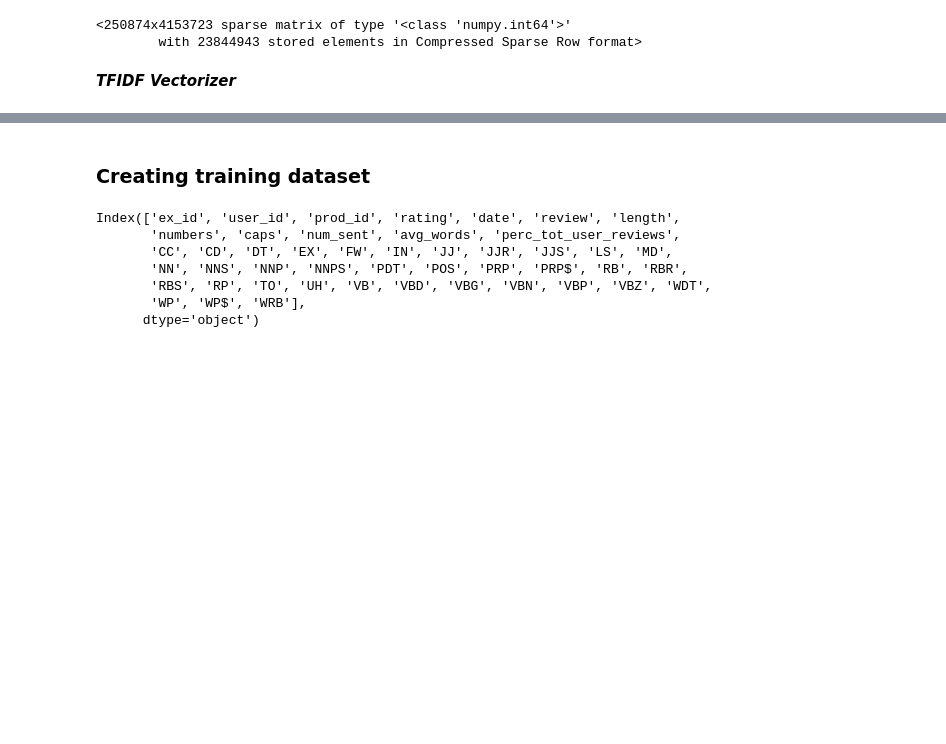
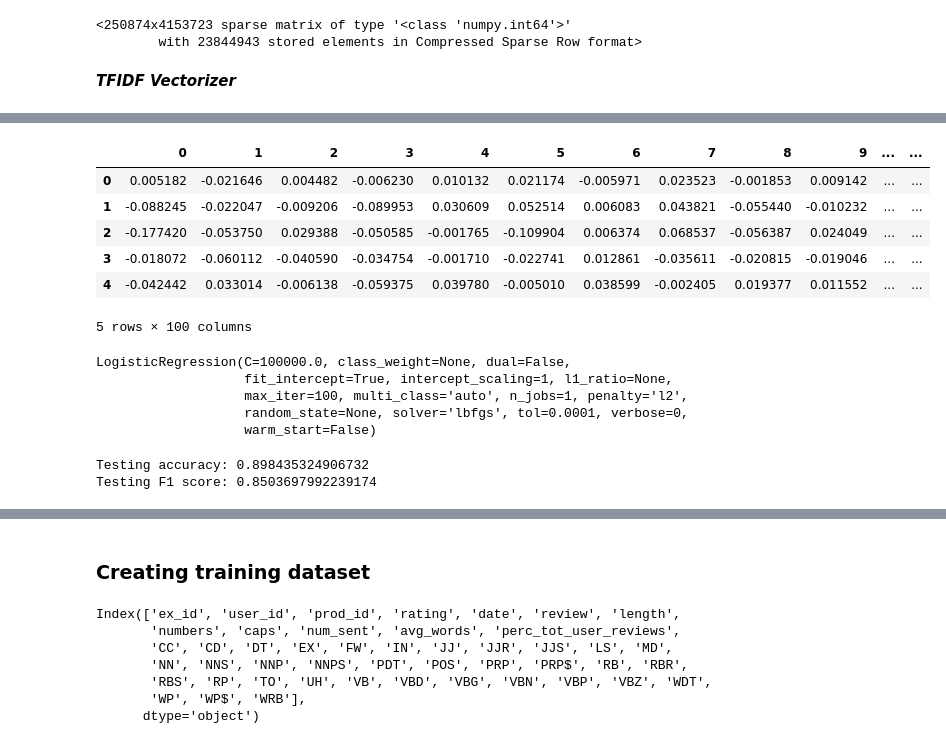
Before and after one commit to sophia-tsilerides/Machine-Learning-Project, a Jupyter notebook: Amanda/Feature_Extraction.ipynb, the cells around one changed output, grey strips where cells are left out. Saved outputs shown, nothing was run; the diff lists cells and outputs as text; code cells hidden in the pictures; blank space fills up the shorter version.

```diff
--- a/Amanda/Feature_Extraction.ipynb
+++ b/Amanda/Feature_Extraction.ipynb
@@ -208,0 +193,2 @@ TypeError: object of type 'float' has no len()
+# %%
+dv_val = pd.DataFrame(pd.read_csv('dv_val.csv',header = None))
@@ -208,0 +197,10 @@ TypeError: object of type 'float' has no len()
+# %%
+dv_val.head()
+# %% [output]
+|  | 0 | 1 | 2 | 3 | 4 | 5 | 6 | 7 | 8 | 9 | ... | ... |
+| 0 | 0.005182 | -0.021646 | 0.004482 | -0.006230 | 0.010132 | 0.021174 | -0.005971 | 0.023523 | -0.001853 | 0.009142 | ... | ... |
+| 1 | -0.088245 | -0.022047 | -0.009206 | -0.089953 | 0.030609 | 0.052514 | 0.006083 | 0.043821 | -0.055440 | -0.010232 | ... | ... |
+| 2 | -0.177420 | -0.053750 | 0.029388 | -0.050585 | -0.001765 | -0.109904 | 0.006374 | 0.068537 | -0.056387 | 0.024049 | ... | ... |
+| 3 | -0.018072 | -0.060112 | -0.040590 | -0.034754 | -0.001710 | -0.022741 | 0.012861 | -0.035611 | -0.020815 | -0.019046 | ... | ... |
+| 4 | -0.042442 | 0.033014 | -0.006138 | -0.059375 | 0.039780 | -0.005010 | 0.038599 | -0.002405 | 0.019377 | 0.011552 | ... | ... |
+5 rows × 100 columns
@@ -208,0 +210,9 @@ TypeError: object of type 'float' has no len()
+# %%
+logreg = LogisticRegression(n_jobs=1, C=1e5)
+logreg.fit(dv_train, y_train)
+# %% [output]
+LogisticRegression(C=100000.0, class_weight=None, dual=False,
+                   fit_intercept=True, intercept_scaling=1, l1_ratio=None,
+                   max_iter=100, multi_class='auto', n_jobs=1, penalty='l2',
+                   random_state=None, solver='lbfgs', tol=0.0001, verbose=0,
+                   warm_start=False)
@@ -208,0 +223,6 @@ TypeError: object of type 'float' has no len()
+# %%
+print('Testing accuracy: {}'.format(accuracy_score(y_val, y_pred)))
+print('Testing F1 score: {}'.format(f1_score(y_val, y_pred, average='weighted')))
+# %% [output]
+Testing accuracy: 0.898435324906732
+Testing F1 score: 0.8503697992239174
```
Also changed, not shown: parts of 49 cells of this notebook, 2 other files.
